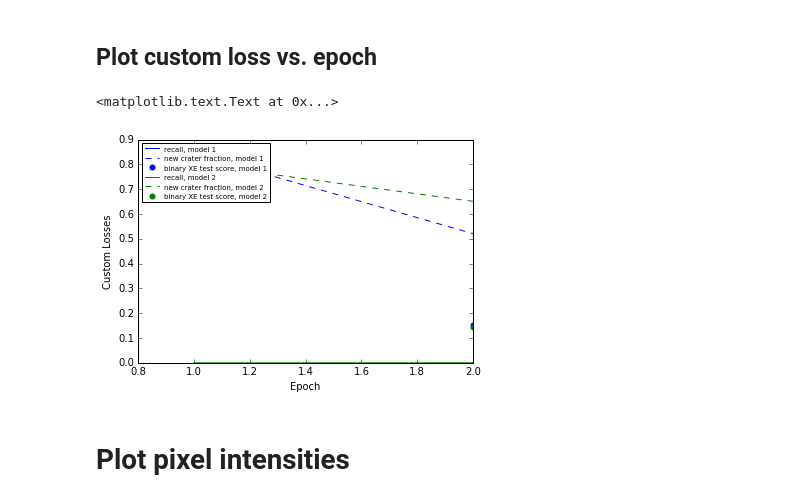
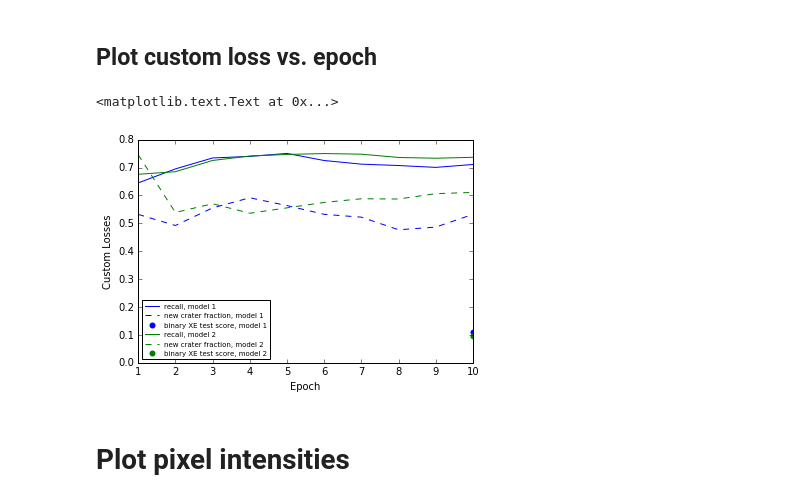
Before and after one commit to cczhu/moon_convnet_public, a Jupyter notebook: rings_analyze_remote.ipynb, the cells around one changed output. Cells and saved outputs as stored; diff of their text form; code cells hidden in the pictures.

```diff
--- a/rings_analyze_remote.ipynb
+++ b/rings_analyze_remote.ipynb
@@ -66,30 +66,29 @@ if get_crater_dist == 1:
 # %% [markdown]
 ## Plot custom loss vs. epoch
 # %%
-filename = 'output.txt'     #output file from model training
+filename = 'unet_s256_rings_FLfull.txt'     #output file from model training
 
 recall, new_craters, N_models = [], [], 0
 lines = open(filename, 'r').readlines()
 for line in lines:
     if "mean and std of N_match/N_csv (recall) =" in line:
         recall.append(float(line.split(' = ')[1].split(",")[0]))
     elif "(N_template - N_match)/N_template" in line:
         new_craters.append(float(line.split(' = ')[1].split(",")[0]))
     elif "Test Score is" in line:
         N_models += 1
         test_score, n_epochs = float(line.split('Test Score is')[1]), len(recall)
         p = plt.plot(np.arange(n_epochs)+1, recall, label='recall, model %d'%N_models)
         plt.plot(np.arange(n_epochs)+1, new_craters, linestyle="--", color=p[0].get_color(), label='new crater fraction, model %d'%N_models)
         plt.plot(n_epochs, test_score, 'o', color=p[0].get_color(), mew=0, label='binary XE test score, model %d'%N_models)
-        plt.legend(loc='upper left',fontsize=7, numpoints=1)
+        plt.legend(loc='lower left',fontsize=7, numpoints=1)
         recall, new_craters = [], []
 
-plt.plot(np.arange(len(epoch_score))+1, epoch_score)
 plt.xlabel('Epoch')
 plt.ylabel('Custom Losses')
 # %% [output]
 <matplotlib.text.Text at 0x...>
-[figure, old version]
+[figure, new version]
 # %% [markdown]
 # Plot pixel intensities
 # %%
```
